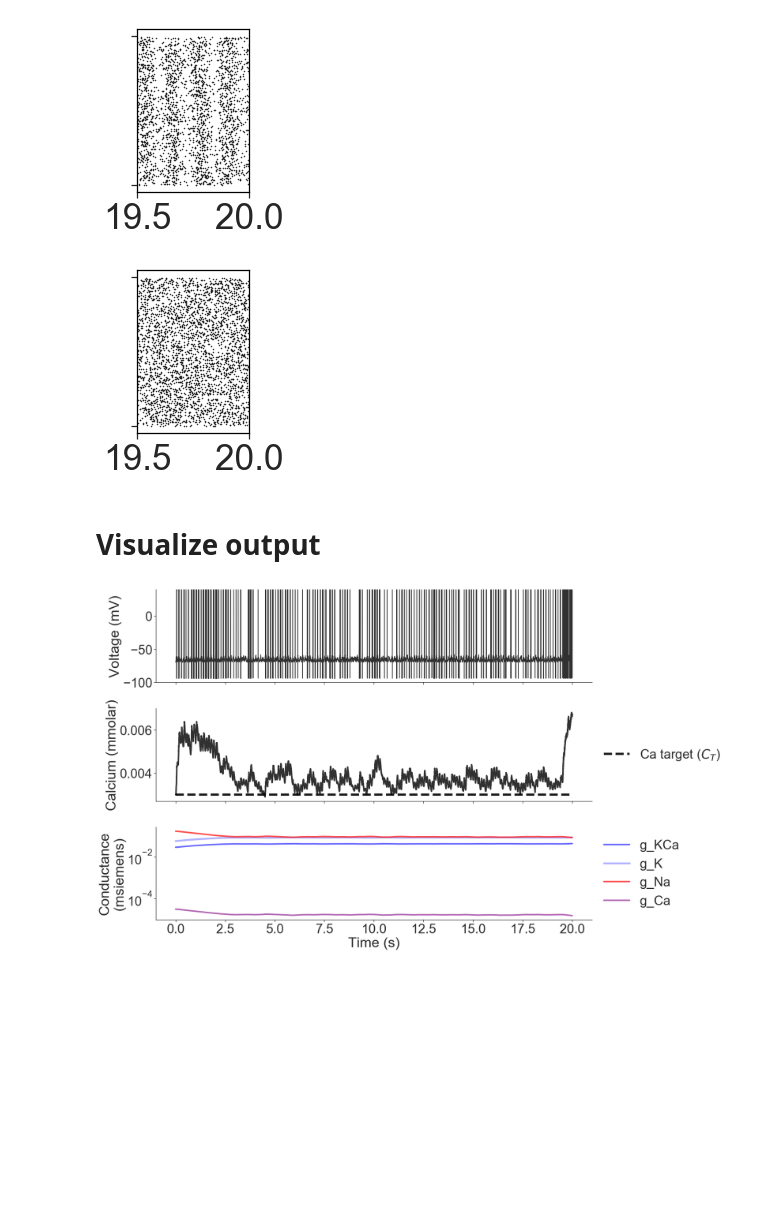
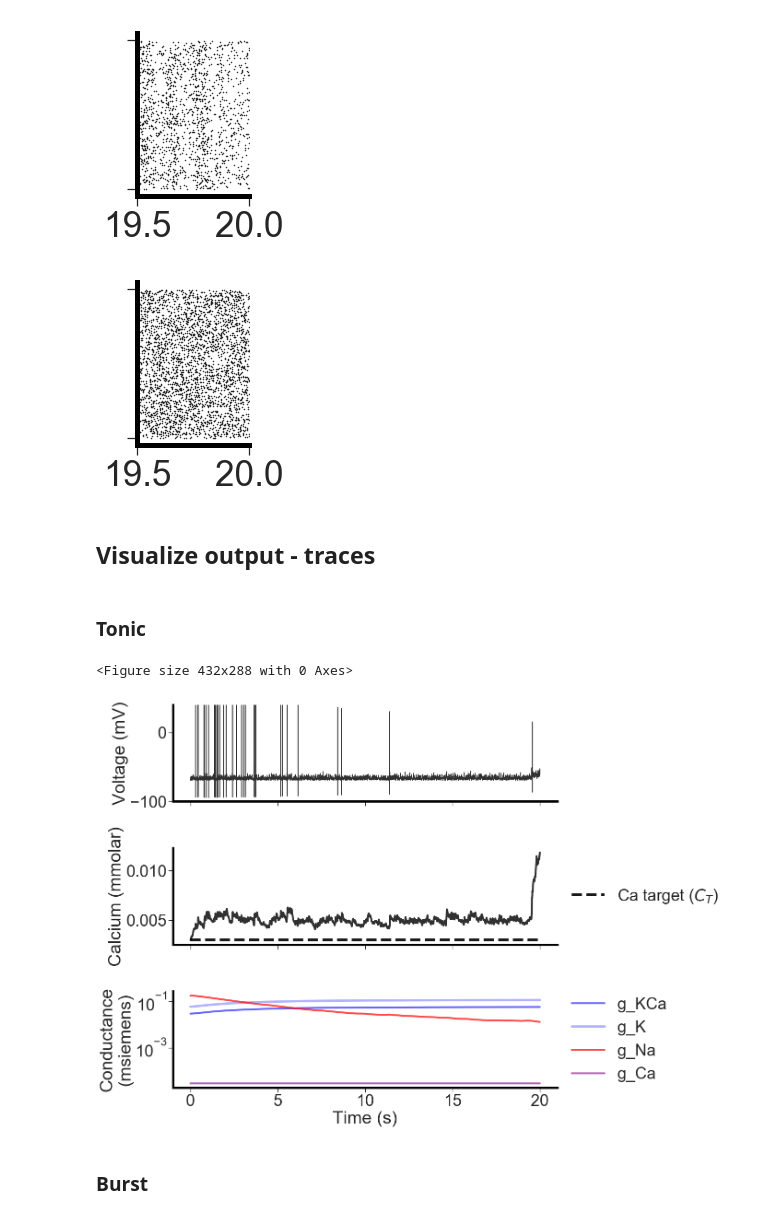
Before and after one commit to voytekresearch/resistingrhythm, a Jupyter notebook: resistingrhythm/ipynb/paper_figures_HHH.ipynb, the cells around one changed output. Drawn from its saved outputs; the diff is of its cells as text; code cells hidden in the pictures; blank space fills up the shorter version.

```diff
--- a/resistingrhythm/ipynb/paper_figures_HHH.ipynb
+++ b/resistingrhythm/ipynb/paper_figures_HHH.ipynb
@@ -52 +66,15 @@ ns_in, ts_in = load_spikes(stim_name)
+# %%
+# Or load some input
+tonic_name = os.path.join(data_path, "osc130.csv")
+burst_name = os.path.join(data_path, "burst130.csv")
+ns_tonic, ts_tonic = load_spikes(tonic_name)
+ns_burst, ts_burst = load_spikes(burst_name)
+
+# No modulation
+# ns_osc, ts_osc = np.asarray([]), np.asarray([])
+# ns_burst, ts_burst = np.asarray([]), np.asarray([])
+
+# Stim
+stim_name = os.path.join(data_path, "stim3.csv")
+ns_in, ts_in = load_spikes(stim_name)
 # %% [markdown]
@@ -58,10 +86,10 @@ ns_in, ts_in = load_spikes(stim_name)
 # %%
-results = HHH(
+tonic_results = HHH(
     time,
     ns_in,
     ts_in,
-    ns_osc,
-    ts_osc,
+    ns_tonic,
+    ts_tonic,
     external_current=None,
     N=N,
     Ca_target=0.003,
@@ -136,13 +221,13 @@ _ = ax.set_xlim(0, 0.5)
 # plt.figure()
 fig, ax = plt.subplots(1, sharex=True, figsize=(2, 3))
 
-_ = ax.plot(ts_osc, ns_osc,
+_ = ax.plot(ts_burst, ns_burst,
                markersize=.5, marker='o', linestyle='', color='k')
 _ = ax.set_yticklabels([])
 _ = ax.set_xlim(19.5, 20.0)
-# sns.despine()
+sns.despine()
 # %% [output]
-[figure, old version]
+[figure, new version]
 # %%
 # plt.figure()
 fig, ax = plt.subplots(1, sharex=True, figsize=(2, 3))
@@ -151,56 +236,63 @@ _ = ax.plot(ts_in, ns_in,
                markersize=.5, marker='o', linestyle='', color='k')
 _ = ax.set_yticklabels([])
 _ = ax.set_xlim(19.5, 20.0)
-# sns.despine()
+sns.despine()
 # %% [output]
-[figure, old version]
+[figure, new version]
 # %% [markdown]
-# Visualize output
+## Visualize output - traces
+# %% [markdown]
+### Tonic
 # %%
-# plt.figure()
-fig, ax = plt.subplots(3, sharex=True, figsize=(24, 14))
+n = N - 1
+
+plt.figure()
+fig, ax = plt.subplots(3, sharex=True, figsize=(20, 14))
 
 # Vm
-t = results['times']
-v = results['v_m'][n, :]*1e3
+t = tonic_results['times']
+v = tonic_results['v_m'][n, :]*1e3
 _ = ax[0].plot(t, v, linestyle='-', linewidth=1.5, color='k', alpha=0.9)
 _ = ax[0].set_ylabel("Voltage (mV)")
 _ = ax[0].set_ylim(-100, 40)
 
 # # Gtotal
 # t = results['times']
 # v = results['g_total'][n, :]*1e3
 # _ = ax[1].plot(t, v, linestyle='-', linewidth=1.5, color='k', alpha=0.9)
 # _ = ax[1].set_ylabel("Total conductance\n(msiemens)")
 # # _ = ax[1].set_ylim(-100, 40)
 
 # Ca
 ca_target = 0.003
-t = results['times']
-v = results['calcium'][n, :]
+t = tonic_results['times']
+v = tonic_results['calcium'][n, :]
 _ = ax[1].plot(t, v, linestyle='-', linewidth=4, color='k', alpha=0.9)
 _ = ax[1].plot(t, np.repeat(ca_target, v.size),
                linestyle='--', linewidth=6, color='black', alpha=0.9, label="Ca target ($C_T$)")
 _ = ax[1].set_ylabel("Calcium (mmolar)")
 _ = ax[1].legend(loc='center left', bbox_to_anchor=(1, 0.5), frameon=False)
 # _ = ax[1].set_ylim(-100, 40)
 
 # Homeostatsis
-t = results['times']
-v1 = results['g_KCa'][n, :]
-v2 = results['g_K'][n, :]
-v3 = results['g_Na'][n, :]
-v4 = results['g_Ca'][n, :]
+t = tonic_results['times']
+v1 = tonic_results['g_KCa'][n, :]
+v2 = tonic_results['g_K'][n, :]
+v3 = tonic_results['g_Na'][n, :]
+v4 = tonic_results['g_Ca'][n, :]
 _ = ax[2].semilogy(t, v1, linestyle='-', linewidth=4, color='blue', alpha=0.6, label="g_KCa")
 _ = ax[2].semilogy(t, v2, linestyle='-', linewidth=5, color='blue', alpha=0.3, label="g_K")
 _ = ax[2].semilogy(t, v3, linestyle='-', linewidth=4, color='red', alpha=0.7, label="g_Na")
 _ = ax[2].semilogy(t, v4, linestyle='-', linewidth=4, color='purple', alpha=0.6, label="g_Ca")
 _ = ax[2].set_xlabel("Time (s)")
 _ = ax[2].set_ylabel("Conductance\n(msiemens)")
 _ = ax[2].legend(loc='center left', bbox_to_anchor=(1, 0.5), frameon=False)
 
 # -
 plt.tight_layout()
 sns.despine()
 # %% [output]
+<Figure size 432x288 with 0 Axes>
-[figure, old version]
+[figure, new version]
+# %% [markdown]
+### Burst
```
Also changed, not shown: parts of 22 cells of this notebook.
